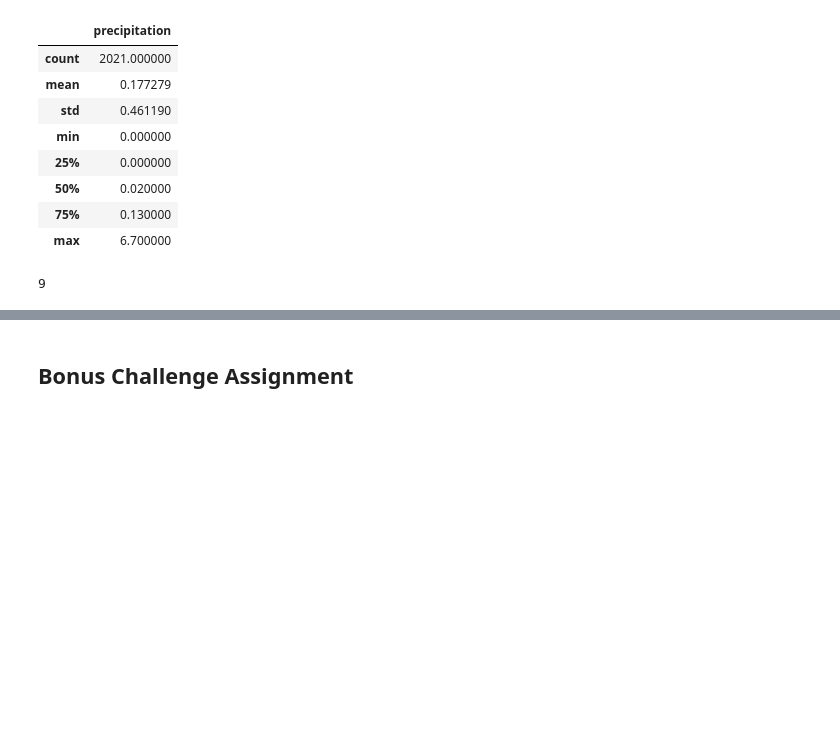
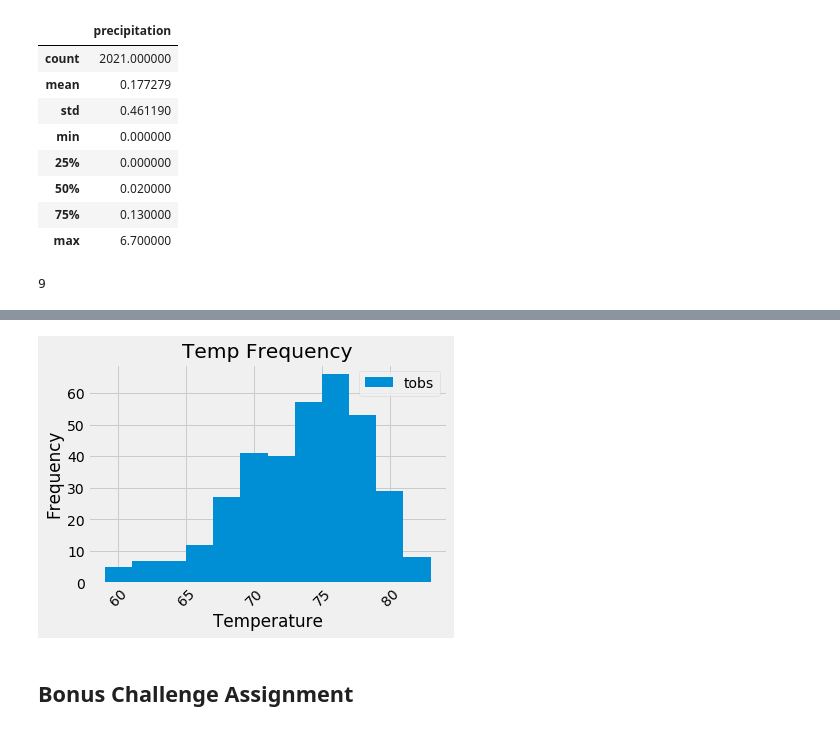
Before and after one commit to smithc6136/sqlalchemy-challenge, a Jupyter notebook: Unit_10_Climate_HW.ipynb, the cells around one changed output, grey strips where cells are left out. Cells and saved outputs as stored; diff of their text form; code cells hidden in the pictures; blank space fills up the shorter version.

```diff
--- a/Unit_10_Climate_HW.ipynb
+++ b/Unit_10_Climate_HW.ipynb
@@ -128,3 +153,6 @@ pprint(results)
 # %%
 # Choose the station with the highest number of temperature observations.
 # Query the last 12 months of temperature observation data for this station and plot the results as a histogram
+tobs_results = session.query(Measurement.date, Measurement.tobs).filter(Measurement.date >= one_year_ago).\
+    filter(Measurement.station == 'USC00519281').all()
+pprint(tobs_results)
@@ -130,0 +177,6 @@ pprint(results)
+# %%
+## Save the query results as a Pandas DataFrame and set the index to the date column
+df = pd.DataFrame(tobs_results, columns=['date', 'tobs'])
+df.set_index(['date'], inplace=True)
+# print(df.shape)
+df.head(5)
@@ -131,3 +191,12 @@ pprint(results)
+# %%
+df.plot.hist(title="Temp Frequency", bins=12)
+plt.tight_layout()
+plt.xlabel('Temperature')
+plt.ylabel('Frequency')
+plt.xticks(rotation=45)
+plt.show()
+# %% [output]
+[figure, added]
 # %% [markdown]
 ## Bonus Challenge Assignment
 # %%
```
Also changed, not shown: parts of 8 cells of this notebook.
